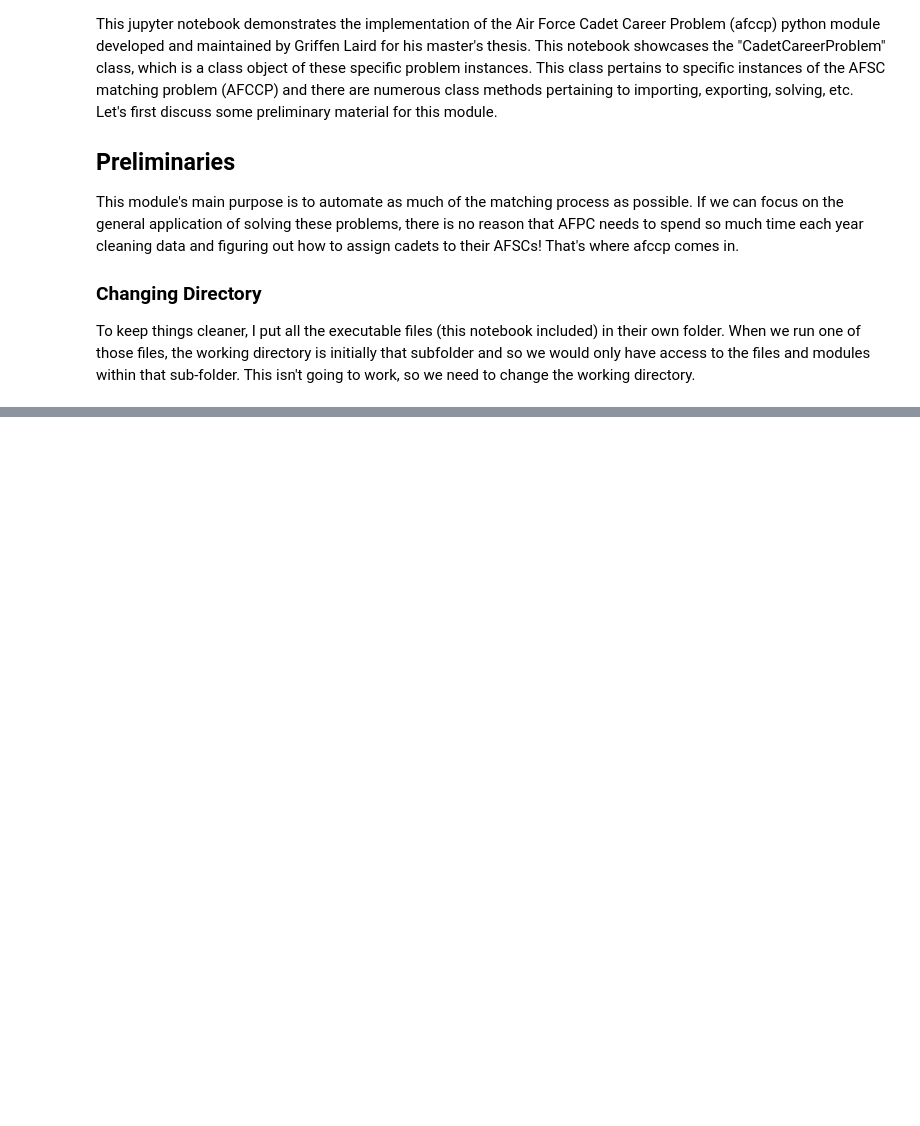
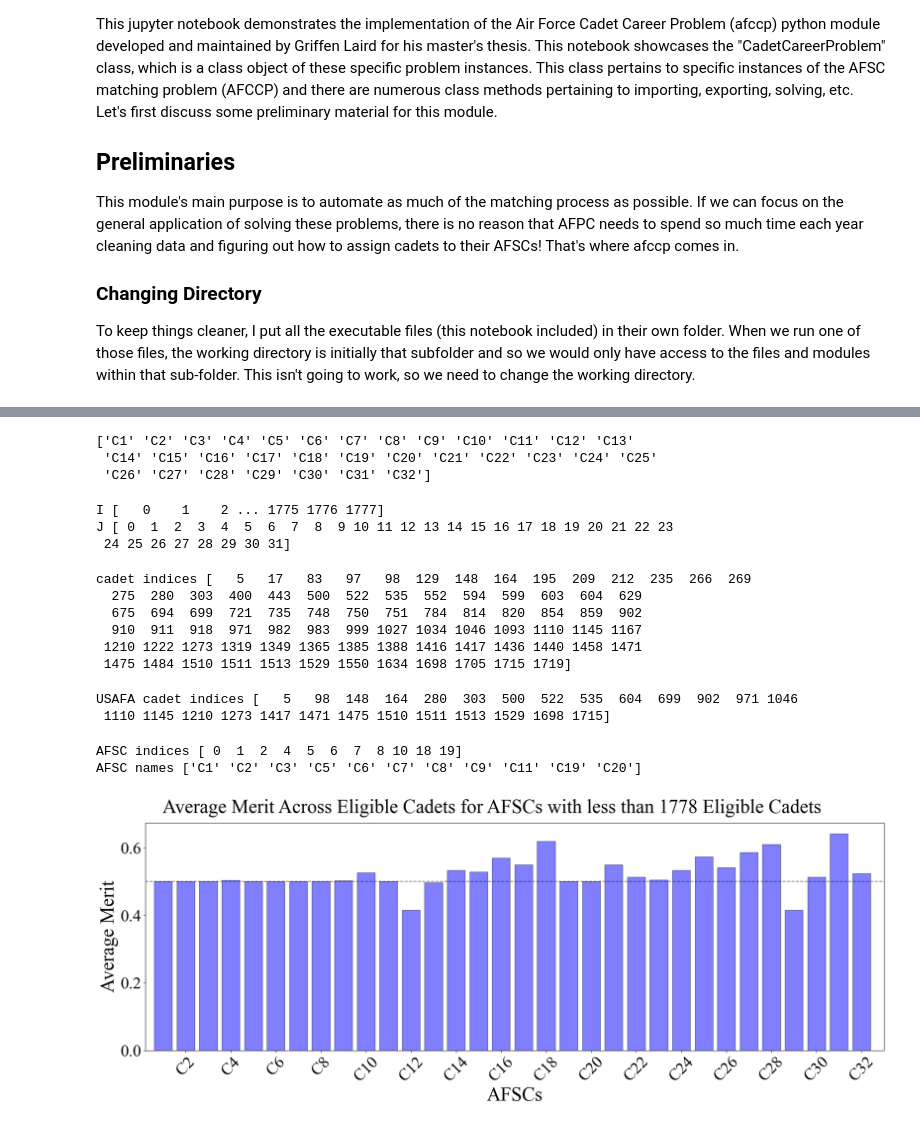
Before and after one commit to dglaird/afccp, a Jupyter notebook: afccp/executables/examples/afccp_example.ipynb, the cells around one changed output, grey strips where cells are left out. Cells and saved outputs as stored; diff of their text form; code cells hidden in the pictures; blank space fills up the shorter version.

```diff
--- a/afccp/executables/examples/afccp_example.ipynb
+++ b/afccp/executables/examples/afccp_example.ipynb
@@ -42,0 +63,7 @@ We also print out whether or not we have the "Sensitive" data folder. Since I ul
+# %%
+# The filepath assumes there is an excel file in the correct folder pertaining to this problem instance
+data_name = 'C'  # We only need to specify the data_name
+
+# Create instance from this data
+instance = CadetCareerProblem(data_name=data_name, printing=True)  # "printing" just prints progess updates
+print(instance.full_name)  # "data_type data_name"  <- Full excel file name (we will get more specific with more info)
@@ -42,0 +110,47 @@ We also print out whether or not we have the "Sensitive" data folder. Since I ul
+# %%
+# Array of AFSCs
+print(instance.parameters['afsc_vector'])
+# %% [output]
+['C1' 'C2' 'C3' 'C4' 'C5' 'C6' 'C7' 'C8' 'C9' 'C10' 'C11' 'C12' 'C13'
+ 'C14' 'C15' 'C16' 'C17' 'C18' 'C19' 'C20' 'C21' 'C22' 'C23' 'C24' 'C25'
+ 'C26' 'C27' 'C28' 'C29' 'C30' 'C31' 'C32']
+# %%
+# Sets of cadets and AFSCs
+for param in ['I', 'J']:
+    print(param, instance.parameters[param])
+# %% [output]
+I [   0    1    2 ... 1775 1776 1777]
+J [ 0  1  2  3  4  5  6  7  8  9 10 11 12 13 14 15 16 17 18 19 20 21 22 23
+ 24 25 26 27 28 29 30 31]
+# %%
+# Set of cadets that are eligible for AFSC at index 23  (C24)
+print('cadet indices', instance.parameters['I^E'][23])
+# %% [output]
+cadet indices [   5   17   83   97   98  129  148  164  195  209  212  235  266  269
+  275  280  303  400  443  500  522  535  552  594  599  603  604  629
+  675  694  699  721  735  748  750  751  784  814  820  854  859  902
+  910  911  918  971  982  983  999 1027 1034 1046 1093 1110 1145 1167
+ 1210 1222 1273 1319 1349 1365 1385 1388 1416 1417 1436 1440 1458 1471
+ 1475 1484 1510 1511 1513 1529 1550 1634 1698 1705 1715 1719]
+# %%
+# Set of USAFA cadets that are eligible for AFSC at index 23 (C24)
+print('USAFA cadet indices', instance.parameters['I^D']['USAFA Proportion'][23])
+
+# ['I^D'][objective][AFSC index] is how I do it there^^^^
+pass
+# %% [output]
+USAFA cadet indices [   5   98  148  164  280  303  500  522  535  604  699  902  971 1046
+ 1110 1145 1210 1273 1417 1471 1475 1510 1511 1513 1529 1698 1715]
+# %%
+# Set of AFSCs for which the cadet at index 0 is eligible
+print('AFSC indices', instance.parameters['J^E'][0])
+print('AFSC names', instance.parameters['afsc_vector'][instance.parameters['J^E'][0]])
+# %% [output]
+AFSC indices [ 0  1  2  4  5  6  7  8 10 18 19]
+AFSC names ['C1' 'C2' 'C3' 'C5' 'C6' 'C7' 'C8' 'C9' 'C11' 'C19' 'C20']
+# %%
+# Now let's show the data using one of our methods
+figsize=(20, 8)  # For some reason the default (16, 10) just doesn't look great in this notebook
+chart = instance.display_data_graph('Average Merit', bar_color='blue', figsize=figsize)
+# %% [output]
+[figure, added]
```
Also changed, not shown: parts of 64 cells of this notebook.
